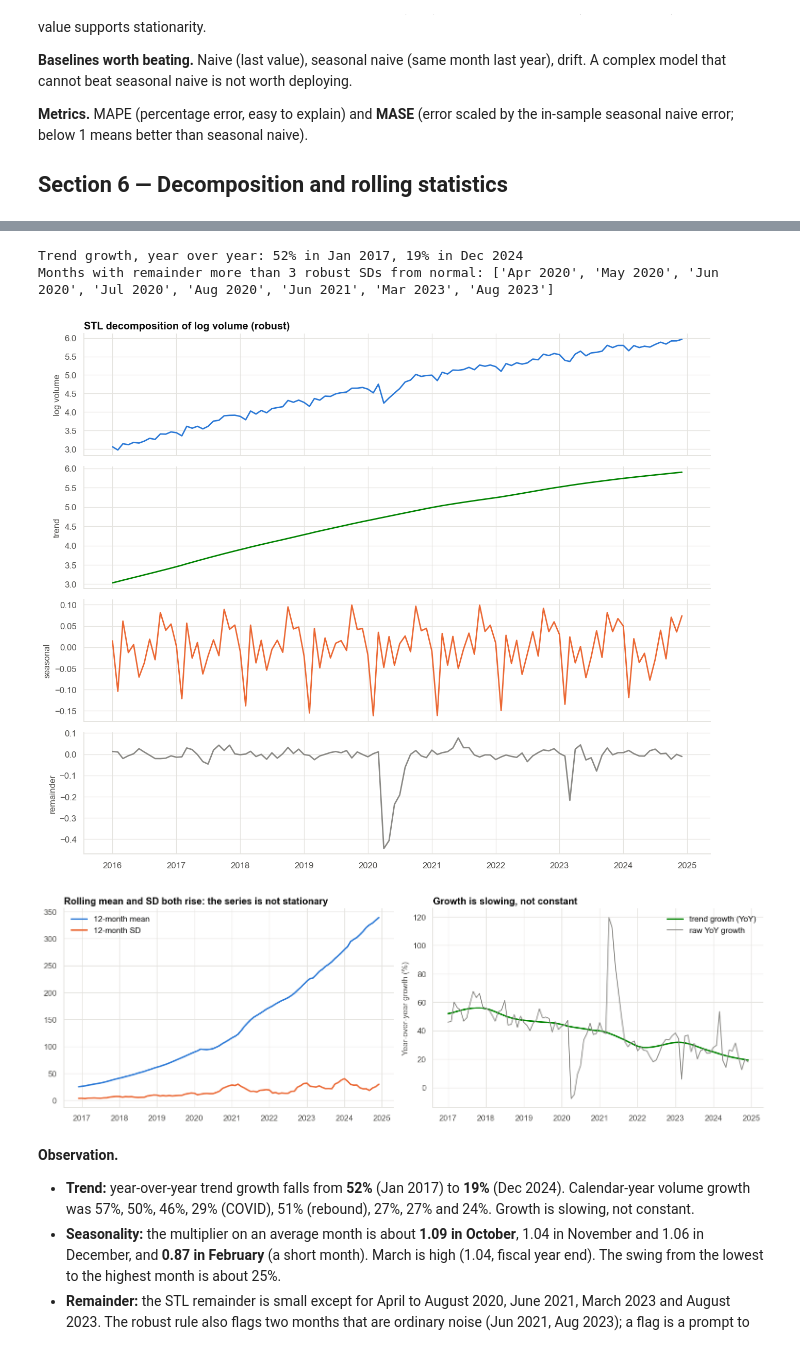
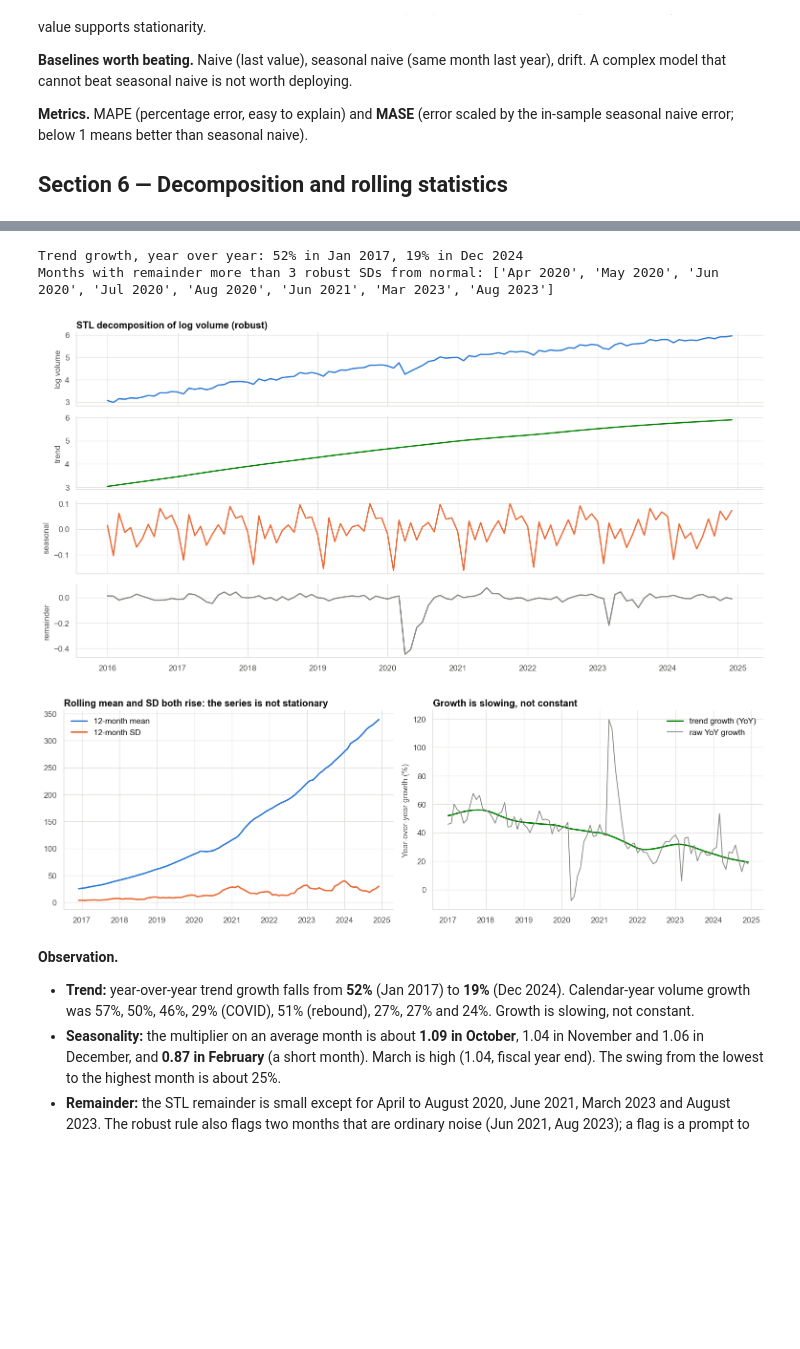
Before and after one commit to DhyanendraSinghSikarwar/case_studies, a Jupyter notebook: stats_case_study/case_studies/25_digital_payments_time_series/notebooks/01_analysis.ipynb, the cells around one changed output, grey strips where cells are left out. Cells and saved outputs as stored; diff of their text form; code cells hidden in the pictures; blank space fills up the shorter version.

```diff
--- a/stats_case_study/case_studies/25_digital_payments_time_series/notebooks/01_analysis.ipynb
+++ b/stats_case_study/case_studies/25_digital_payments_time_series/notebooks/01_analysis.ipynb
@@ -123,35 +123,35 @@ ly = np.log(y)
 stl = STL(ly, period=12, robust=True).fit()
 comp = pd.DataFrame({"log volume": ly, "trend": stl.trend, "seasonal": stl.seasonal, "remainder": stl.resid})
 seas_month = comp["seasonal"].groupby(comp.index.month).mean()
 seas_tbl = pd.DataFrame({"seasonal effect (log points)": seas_month, "multiplier vs average month": np.exp(seas_month)})
 seas_tbl.index = pd.Index([pd.Timestamp(2000, m, 1).strftime("%b") for m in seas_tbl.index], name="month")
 save_table(seas_tbl, "seasonal_pattern", PATHS["tables"])
 display(seas_tbl.T)
 growth = (np.exp(comp["trend"].diff(12)) - 1).dropna()
 yoy = y.pct_change(12).dropna()
 print(f"Trend growth, year over year: {growth.iloc[0]:.0%} in {growth.index[0]:%b %Y}, {growth.iloc[-1]:.0%} in {growth.index[-1]:%b %Y}")
 rem_sd = comp["remainder"].std(); out = comp[np.abs(comp["remainder"] - comp["remainder"].median()) > 3 * 1.4826 * (comp["remainder"] - comp["remainder"].median()).abs().median()]
 print("Months with remainder more than 3 robust SDs from normal:", [f"{i:%b %Y}" for i in out.index])
 roll = pd.DataFrame({"12-month mean": y.rolling(12).mean(), "12-month SD": y.rolling(12).std(), "12-month CV": y.rolling(12).std() / y.rolling(12).mean()}).dropna()
 
-fig, axes = plt.subplots(4, 1, figsize=(12, 10), sharex=True)
+fig, axes = plt.subplots(4, 1, figsize=(14, 7), sharex=True)
 for ax, c, col in zip(axes, comp.columns, [PRIMARY, COLORS["green"], COLORS["orange"], INK_MUTED]):
     ax.plot(comp.index, comp[c], color=col, lw=1.8); ax.set_ylabel(c)
 axes[0].set_title("STL decomposition of log volume (robust)")
 fig.tight_layout(); save_fig(fig, "fig02_decomposition", PATHS["figures"]); plt.show()
 fig, axes = plt.subplots(1, 2, figsize=(14, 4.6))
 axes[0].plot(roll.index, roll["12-month mean"], color=PRIMARY, lw=2, label="12-month mean"); axes[0].plot(roll.index, roll["12-month SD"], color=HIGHLIGHT, lw=2, label="12-month SD")
 axes[0].legend(frameon=False); axes[0].set(title="Rolling mean and SD both rise: the series is not stationary")
 axes[1].plot(growth.index, 100 * growth, color=COLORS["green"], lw=2, label="trend growth (YoY)"); axes[1].plot(yoy.index, 100 * yoy, color=INK_MUTED, lw=1.2, label="raw YoY growth")
 axes[1].set(ylabel="Year-over-year growth (%)", title="Growth is slowing, not constant"); axes[1].legend(frameon=False)
 fig.tight_layout(); save_fig(fig, "fig03_rolling_growth", PATHS["figures"]); plt.show()
 # %% [output]
 | month | Jan | Feb | Mar | Apr | May | Jun | Jul | Aug | Sep | Oct | Nov | ... |
 | seasonal effect (log points) | 0.0052 | -0.1384 | 0.0392 | -0.0363 | 0.0120 | -0.0578 | -0.0132 | 0.0268 | -0.0189 | 0.0893 | 0.0390 | ... |
 | multiplier vs average month | 1.0052 | 0.8707 | 1.0400 | 0.9643 | 1.0120 | 0.9438 | 0.9868 | 1.0272 | 0.9813 | 1.0935 | 1.0398 | ... |
 Trend growth, year over year: 52% in Jan 2017, 19% in Dec 2024
 Months with remainder more than 3 robust SDs from normal: ['Apr 2020', 'May 2020', 'Jun 2020', 'Jul 2020', 'Aug 2020', 'Jun 2021', 'Mar 2023', 'Aug 2023']
-[figure, old version]
+[figure, new version]
 [figure]
 # %% [markdown]
 **Observation.**
```
Also changed, not shown: 17 other files.
